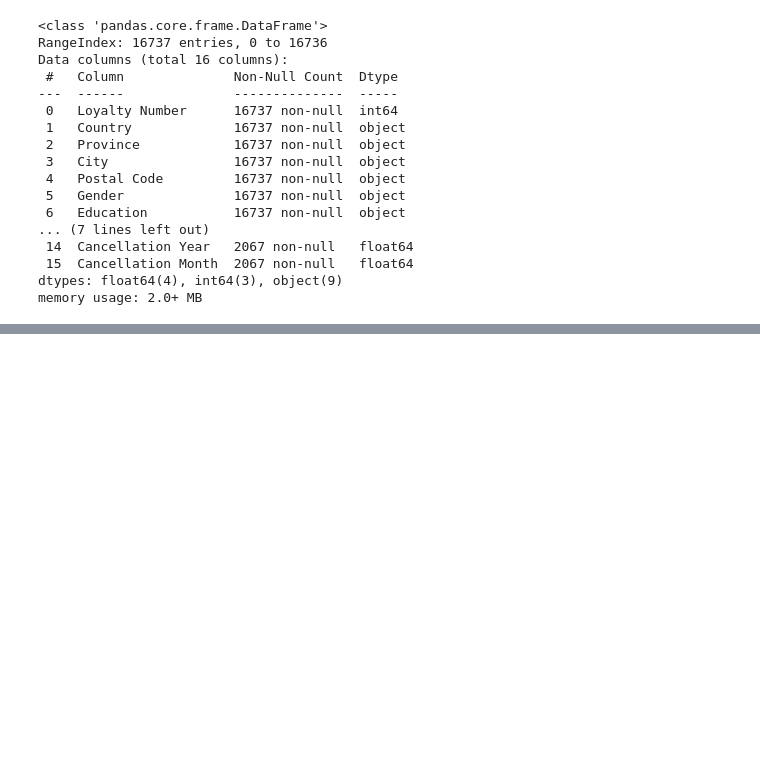
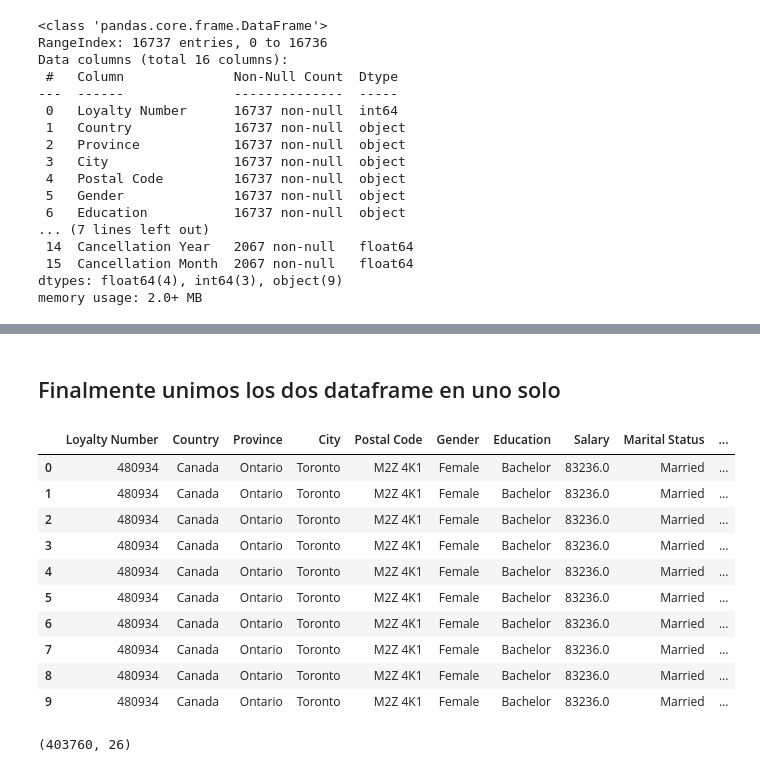
Before and after one commit to Adalab/bda-modulo-3-evaluacion-final-Maleni86, a Jupyter notebook: Evaluación_final.ipynb, the cells around one changed output, grey strips where cells are left out. Saved outputs shown, nothing was run; the diff lists cells and outputs as text; code cells hidden in the pictures; blank space fills up the shorter version.

```diff
--- a/Evaluación_final.ipynb
+++ b/Evaluación_final.ipynb
@@ -283,0 +437,22 @@ gráficas usando la mejor gráfica que consideres:
+# %% [markdown]
+## Finalmente unimos los dos dataframe en uno solo
+# %%
+df_unido = df_l_hist_limpio.merge(df_f_act_limpio, on=["Loyalty Number"], how="left")
+# %%
+df_unido.head(10)
+# %% [output]
+|  | Loyalty Number | Country | Province | City | Postal Code | Gender | Education | Salary | Marital Status | ... |
+| 0 | 480934 | Canada | Ontario | Toronto | M2Z 4K1 | Female | Bachelor | 83236.0 | Married | ... |
+| 1 | 480934 | Canada | Ontario | Toronto | M2Z 4K1 | Female | Bachelor | 83236.0 | Married | ... |
+| 2 | 480934 | Canada | Ontario | Toronto | M2Z 4K1 | Female | Bachelor | 83236.0 | Married | ... |
+| 3 | 480934 | Canada | Ontario | Toronto | M2Z 4K1 | Female | Bachelor | 83236.0 | Married | ... |
+| 4 | 480934 | Canada | Ontario | Toronto | M2Z 4K1 | Female | Bachelor | 83236.0 | Married | ... |
+| 5 | 480934 | Canada | Ontario | Toronto | M2Z 4K1 | Female | Bachelor | 83236.0 | Married | ... |
+| 6 | 480934 | Canada | Ontario | Toronto | M2Z 4K1 | Female | Bachelor | 83236.0 | Married | ... |
+| 7 | 480934 | Canada | Ontario | Toronto | M2Z 4K1 | Female | Bachelor | 83236.0 | Married | ... |
+| 8 | 480934 | Canada | Ontario | Toronto | M2Z 4K1 | Female | Bachelor | 83236.0 | Married | ... |
+| 9 | 480934 | Canada | Ontario | Toronto | M2Z 4K1 | Female | Bachelor | 83236.0 | Married | ... |
+# %%
+df_unido.shape
+# %% [output]
+(403760, 26)
```
Also changed, not shown: parts of 40 cells of this notebook, 1 other file.
